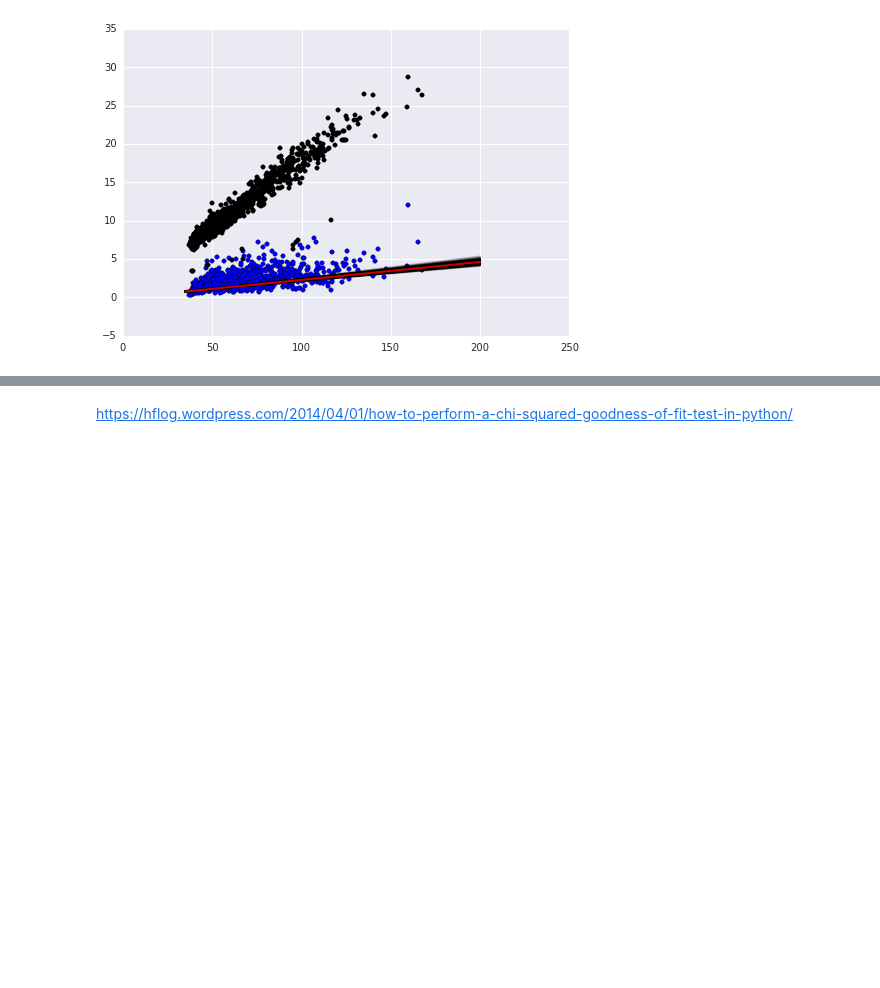
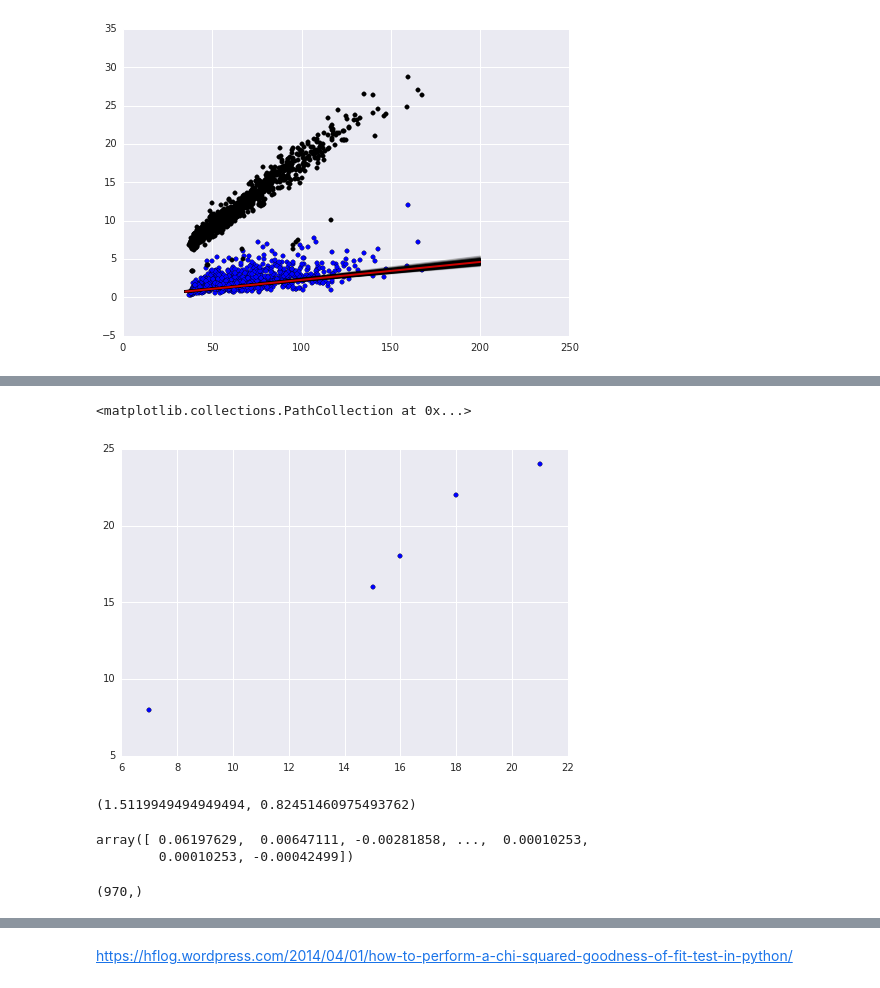
Before and after one commit to saint-germain/anisotropias, a Jupyter notebook: erroranalysis.ipynb, the cells around one changed output, grey strips where cells are left out. Cells and saved outputs as stored; diff of their text form; code cells hidden in the pictures; blank space fills up the shorter version.

```diff
--- a/erroranalysis.ipynb
+++ b/erroranalysis.ipynb
@@ -265,0 +277,9 @@ plt.scatter(x,errlist[(errlist[:,0]!=0)][:,3][filter],c='k')
+# %%
+plt.scatter(observed_values,expected_values)
+# %% [output]
+<matplotlib.collections.PathCollection at 0x...>
+[figure, added]
+# %%
+chisquare(observed_values, f_exp=expected_values)
+# %% [output]
+(1.5119949494949494, 0.82451460975493762)
@@ -265,0 +290,5 @@ plt.scatter(x,errlist[(errlist[:,0]!=0)][:,3][filter],c='k')
+# %%
+samples[:,1]
+# %% [output]
+array([ 0.06197629,  0.00647111, -0.00281858, ...,  0.00010253,
+        0.00010253, -0.00042499])
@@ -265,0 +297,4 @@ plt.scatter(x,errlist[(errlist[:,0]!=0)][:,3][filter],c='k')
+# %%
+y_sim[:,1].shape
+# %% [output]
+(970,)
```
Also changed, not shown: parts of 25 cells of this notebook.
